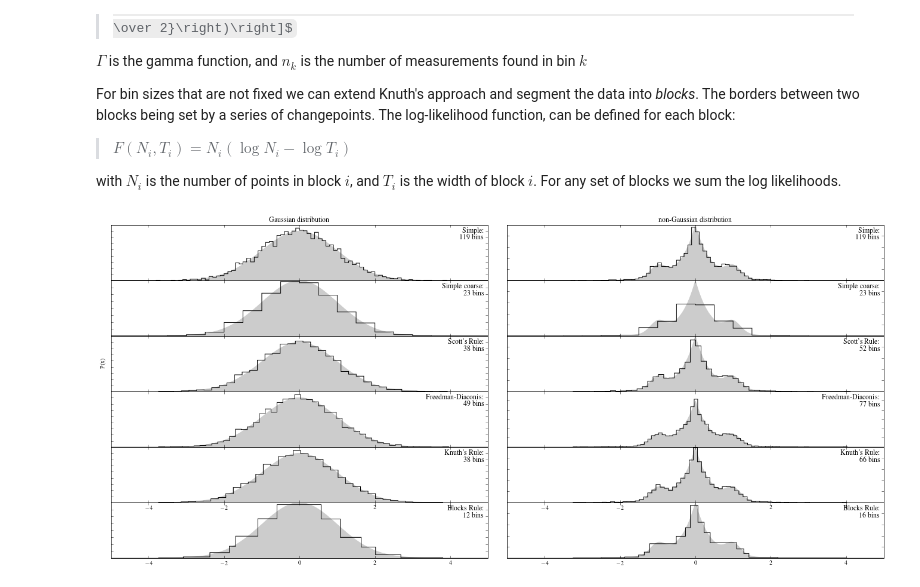
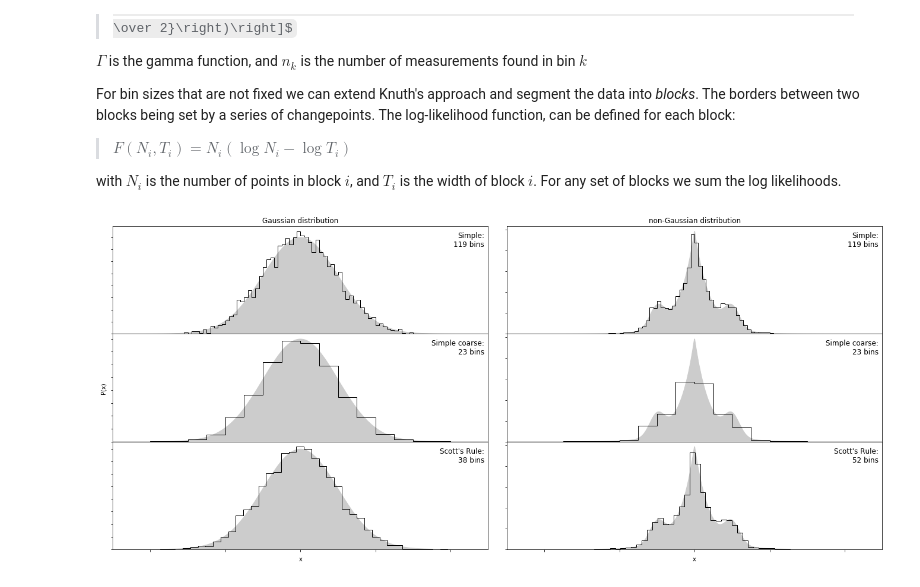
Before and after one commit to connolly/A302_2019, a Jupyter notebook: jupyter/Histograms.ipynb, the cells around one changed output. Drawn from its saved outputs; the diff is of its cells as text; code cells hidden in the pictures; some formulas as TeX source.

```diff
--- a/jupyter/Histograms.ipynb
+++ b/jupyter/Histograms.ipynb
@@ -54,11 +54,10 @@ def plot_labeled_histogram(style, data, name,
                            x, pdf_true, ax=None,
                            hide_x=False,
                            hide_y=False):
-    if ax is not None:
-        ax = plt.axes(ax)
 
     counts, bins, patches = hist(data, bins=style, ax=ax,
-                                 color='k', histtype='step', normed=True)
+                                 color='k', histtype='step', density=True)
+
     ax.text(0.99, 0.95, '%s:\n%i bins' % (name, len(counts)),
             transform=ax.transAxes,
             ha='right', va='top', fontsize=12)
@@ -101,54 +100,40 @@ pdf_NG = sum(w * d.pdf(x)
 # Plot results
 fig = plt.figure(figsize=(20, 10))
 fig.subplots_adjust(hspace=0, left=0.05, right=0.95, wspace=0.05)
-ax = [fig.add_subplot(6, 2, i + 1) for i in range(12)]
+ax = [fig.add_subplot(3, 2, i + 1) for i in range(6)]
 
 # first column: Gaussian distribution
 inbins = np.arange(-6, 6, 0.1)
+
 plot_labeled_histogram(inbins, data_G, 'Simple', x, pdf_G,
                        ax=ax[0], hide_x=True, hide_y=True)
 
 inbins = np.arange(-6, 6, 0.5)
 plot_labeled_histogram(inbins, data_G, 'Simple coarse', x, pdf_G,
                        ax=ax[2], hide_x=True, hide_y=True)
 
 plot_labeled_histogram('scotts', data_G, 'Scott\'s Rule', x, pdf_G,
-                       ax=ax[4], hide_x=True, hide_y=True)
-plot_labeled_histogram('freedman', data_G, 'Freedman-Diaconis', x, pdf_G,
-                       ax=ax[6], hide_x=True, hide_y=True)
-plot_labeled_histogram('knuth', data_G, 'Knuth\'s Rule', x, pdf_G,
-                       ax=ax[8], hide_x=False, hide_y=True)
-plot_labeled_histogram('blocks', data_G, 'Blocks Rule', x, pdf_G,
-                       ax=ax[10], hide_x=False, hide_y=True)
-#hist(xN, bins='blocks', ax=ax, normed=True,
-#         histtype='step', lw=1.5, color='k',
-#         label="Bayesian Blocks")
+                      ax=ax[4], hide_x=True, hide_y=True)
 
 ax[0].set_title('Gaussian distribution')
-ax[4].set_ylabel('P(x)')
-ax[8].set_xlabel('x')
+ax[2].set_ylabel('P(x)')
+ax[4].set_xlabel('x')
 
 # second column: non-gaussian distribution
 inbins = np.arange(-6, 6, 0.1)
 plot_labeled_histogram(inbins, data_NG, 'Simple', x, pdf_NG,
                        ax=ax[1], hide_x=True, hide_y=True)
 
 inbins = np.arange(-6, 6, 0.5)
 plot_labeled_histogram(inbins, data_NG, 'Simple coarse', x, pdf_NG,
                        ax=ax[3], hide_x=True, hide_y=True)
 
 plot_labeled_histogram('scotts', data_NG, 'Scott\'s Rule', x, pdf_NG,
                        ax=ax[5], hide_x=True, hide_y=True)
-plot_labeled_histogram('freedman', data_NG, 'Freedman-Diaconis', x, pdf_NG,
-                       ax=ax[7], hide_x=True, hide_y=True)
-plot_labeled_histogram('knuth', data_NG, 'Knuth\'s Rule', x, pdf_NG,
-                       ax=ax[9], hide_x=False, hide_y=True)
-plot_labeled_histogram('blocks', data_NG, 'Blocks Rule', x, pdf_NG,
-                       ax=ax[11], hide_x=False, hide_y=True)
 
 ax[1].set_title('non-Gaussian distribution')
-ax[9].set_xlabel('x')
+ax[5].set_xlabel('x')
 
 plt.show()
 # %% [output]
-[figure, old version]
+[figure, new version]
```
